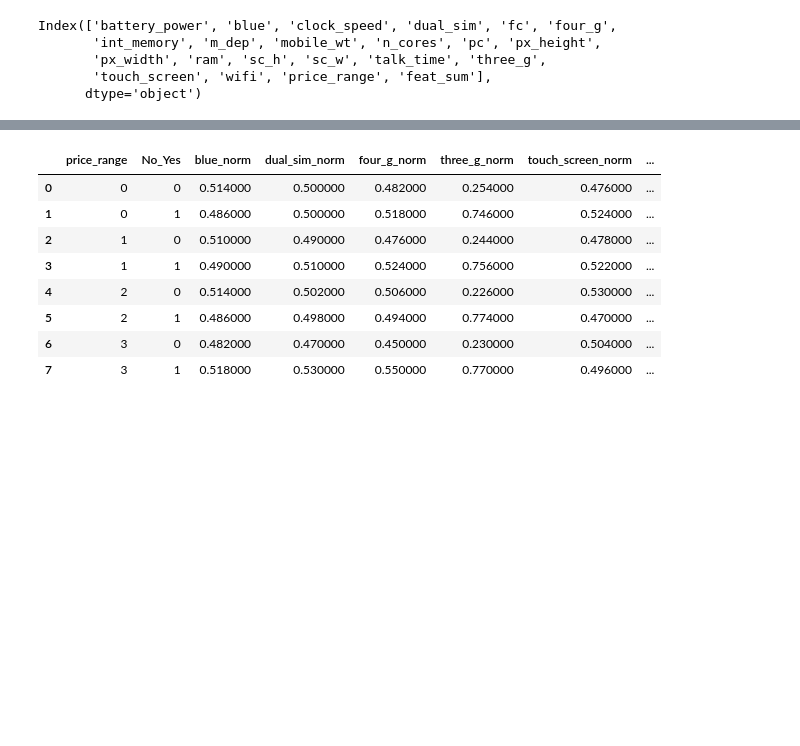
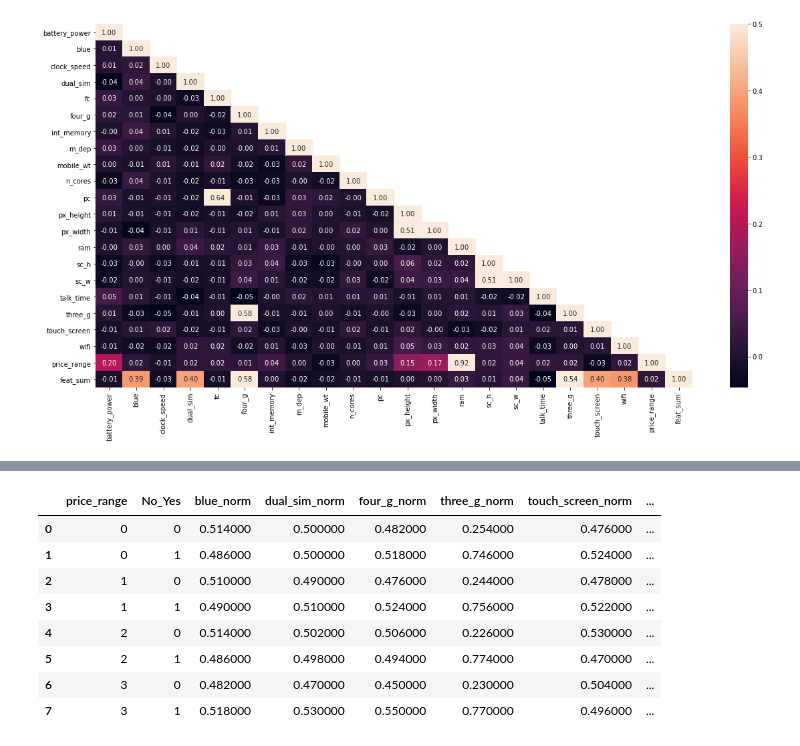
Before and after one commit to pprochon/Data_visualisation, a Jupyter notebook: Mobile_visualization.ipynb, the cells around one changed output, grey strips where cells are left out. Saved outputs shown, nothing was run; the diff lists cells and outputs as text; code cells hidden in the pictures; blank space fills up the shorter version.

```diff
--- a/Mobile_visualization.ipynb
+++ b/Mobile_visualization.ipynb
@@ -44,22 +50,16 @@ df_price = df_price.rename(columns = {'price_range':'price_range_count'})
-# %%
-df.columns
-# %% [output]
-Index(['battery_power', 'blue', 'clock_speed', 'dual_sim', 'fc', 'four_g',
-       'int_memory', 'm_dep', 'mobile_wt', 'n_cores', 'pc', 'px_height',
-       'px_width', 'ram', 'sc_h', 'sc_w', 'talk_time', 'three_g',
-       'touch_screen', 'wifi', 'price_range', 'feat_sum'],
-      dtype='object')
 # %%
-df_corr = df[['battery_power', 'clock_speed', 'fc','int_memory', 'm_dep', 'mobile_wt', 'pc', 'px_height','px_width', 'ram', 'sc_h', 'sc_w', 'talk_time', 'price_range']]
-corr = df_corr.corr(method='pearson')
-mask = np.array(corr)
-mask2 = mask[np.tril_indices_from(mask)] = 0
+# Creating corr heatmap for df
+corr = df.corr(method='pearson')
+square_array = np.array(corr)
+mask = square_array[np.tril_indices_from(square_array)] = 0
 fig,ax= plt.subplots()
 fig.set_size_inches(20,10)
 sns.heatmap(corr,
-           mask = mask,
+           mask = square_array,
            vmax= .5,
            annot = True,
             cmap='rocket',
             fmt = '.2f')
 plt.savefig('heatmap.png')
+# %% [output]
+[figure, added]
```
Also changed, not shown: parts of 23 cells of this notebook, 3 other files.
